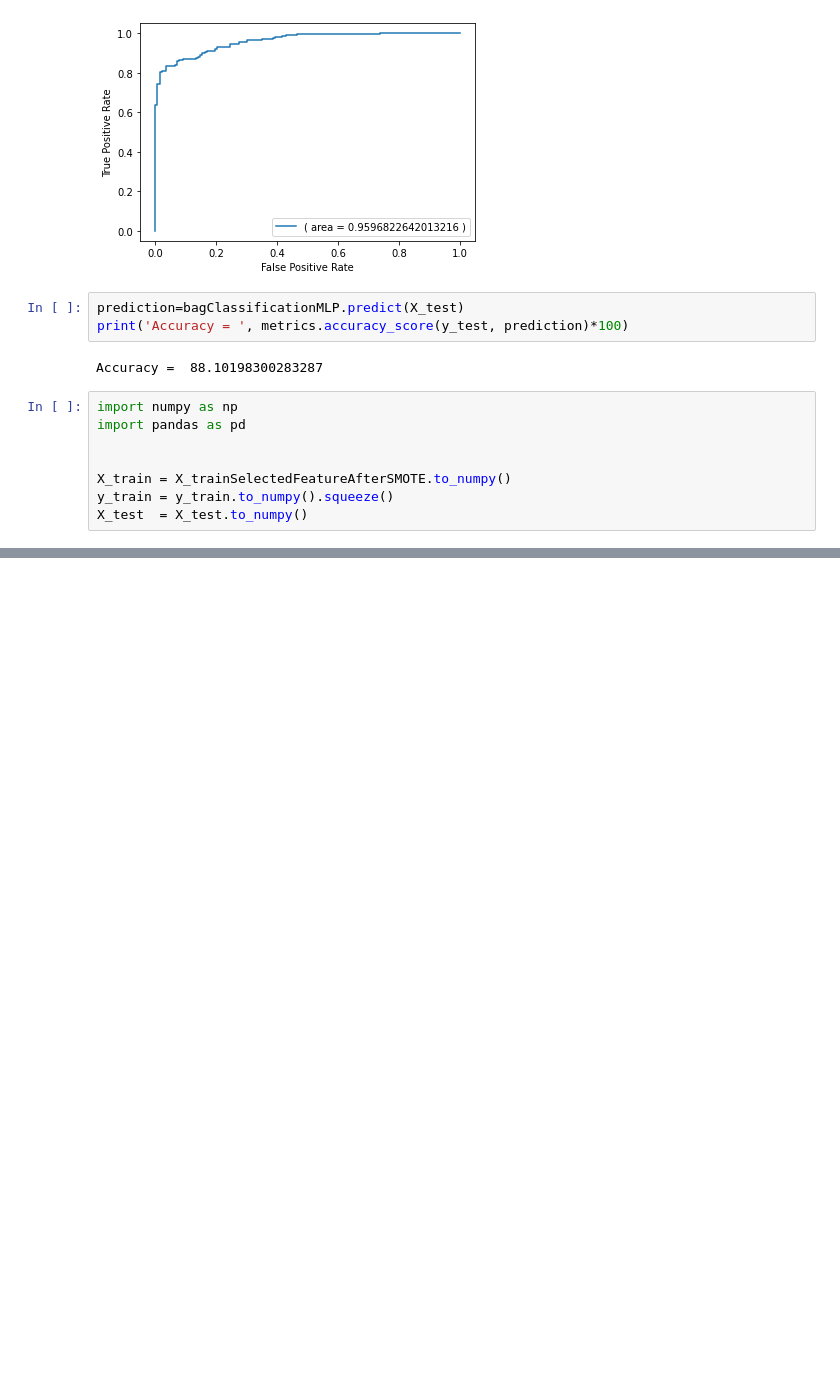
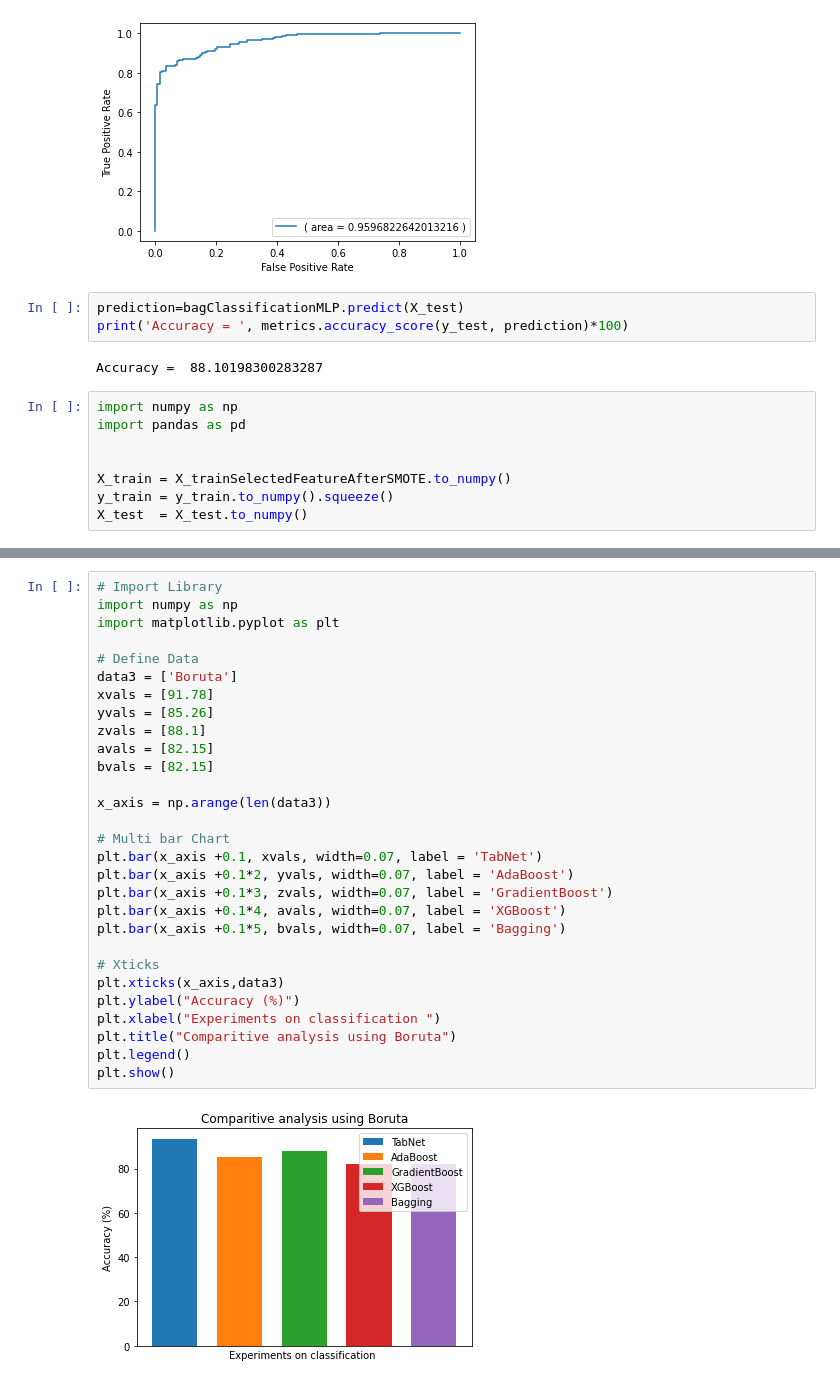
Before and after one commit to Thasneem-vazim/Final-dataset-depression-detection, a Jupyter notebook: Final_dataset_Without_using_feature_selection.ipynb, the cells around one changed output, grey strips where cells are left out. Saved outputs shown, nothing was run; the diff lists cells and outputs as text; blank space fills up the shorter version.

```diff
--- a/Final_dataset_Without_using_feature_selection.ipynb
+++ b/Final_dataset_Without_using_feature_selection.ipynb
@@ -447,0 +483,31 @@ Accuracy =  92.63456090651559
+# %%
+# Import Library
+import numpy as np
+import matplotlib.pyplot as plt
+
+# Define Data
+data3 = ['Boruta']
+xvals = [91.78]
+yvals = [85.26]
+zvals = [88.1]
+avals = [82.15]
+bvals = [82.15]
+
+x_axis = np.arange(len(data3))
+
+# Multi bar Chart
+plt.bar(x_axis +0.1, xvals, width=0.07, label = 'TabNet')
+plt.bar(x_axis +0.1*2, yvals, width=0.07, label = 'AdaBoost')
+plt.bar(x_axis +0.1*3, zvals, width=0.07, label = 'GradientBoost')
+plt.bar(x_axis +0.1*4, avals, width=0.07, label = 'XGBoost')
+plt.bar(x_axis +0.1*5, bvals, width=0.07, label = 'Bagging')
+
+# Xticks
+plt.xticks(x_axis,data3)
+plt.ylabel("Accuracy (%)")
+plt.xlabel("Experiments on classification ")
+plt.title("Comparitive analysis using Boruta")
+plt.legend()
+plt.show()
+# %% [output]
+[figure, added]
```
Also changed, not shown: parts of 8 cells of this notebook.
